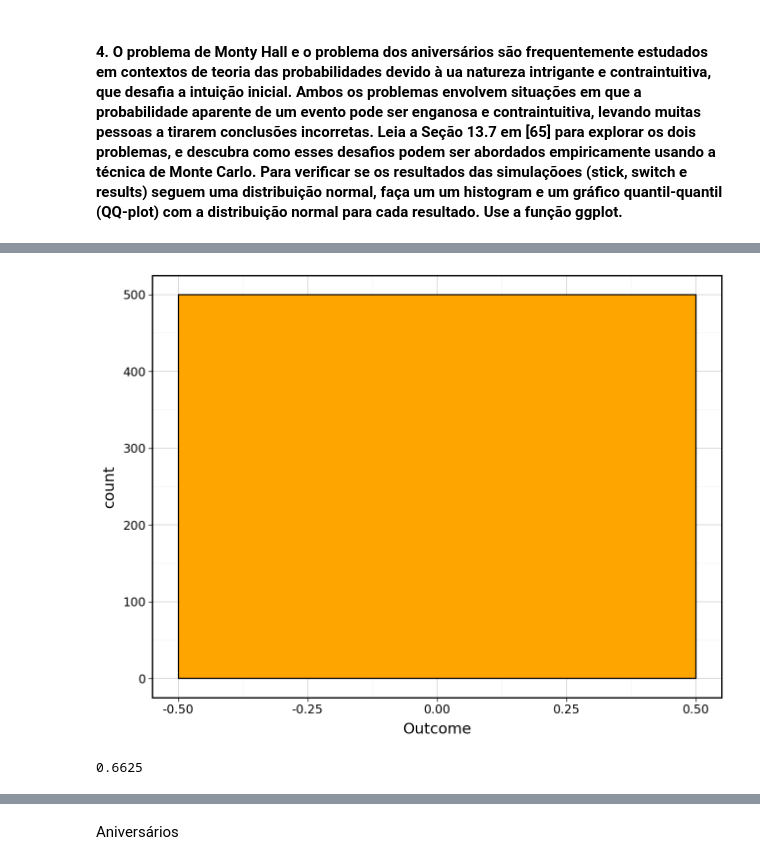
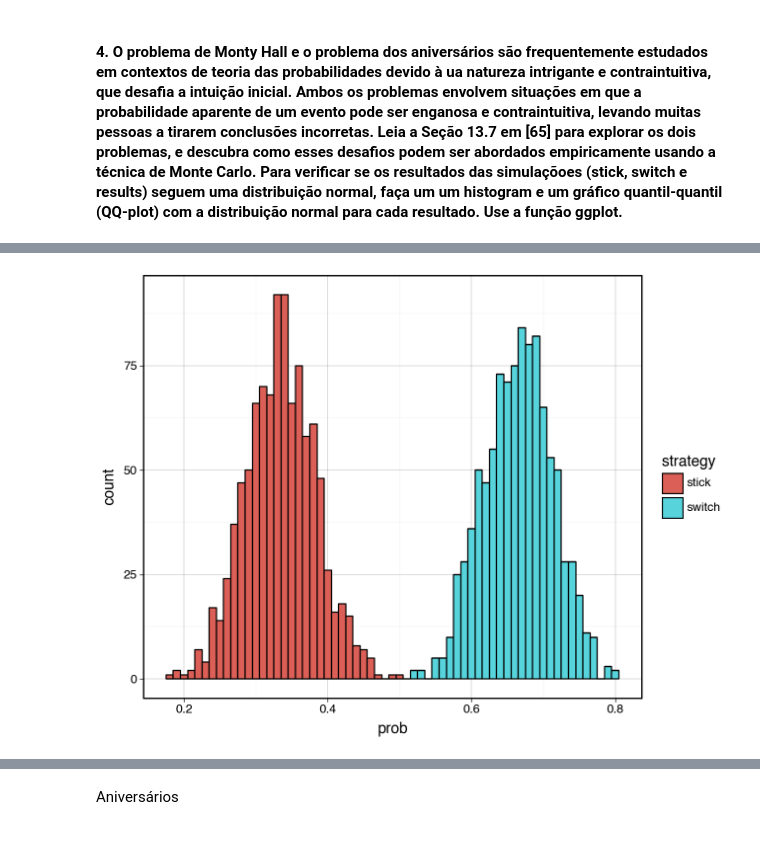
Before and after one commit to prof-LuizAlbano/feec-analise-dados-visual, a Jupyter notebook: Aulas/10-2024-05-10/RA272746_participacao6.ipynb, the cells around one changed output, grey strips where cells are left out. Drawn from its saved outputs; the diff is of its cells as text; code cells hidden in the pictures.

```diff
--- a/Aulas/10-2024-05-10/RA272746_participacao6.ipynb
+++ b/Aulas/10-2024-05-10/RA272746_participacao6.ipynb
@@ -152,12 +152,15 @@ def monty_hall(strategy):
     choice = stick if strategy == "stick" else switch
     return choice == prize_door
 # %%
+sample_size = 100
+samples = 1000
+
 def simulate_results(n, choice):
     out = []
     for i in range(n):
         stick_results = [monty_hall(choice) for _ in range(sample_size)]
-        out.append( {"choice": choice, "mean": sum(stick_results) / sample_size } )
+        out.append( {"strategy": choice, "prob": sum(1 for res in stick_results if res == True) / sample_size } )
     return pd.DataFrame(out)
 
-stick = simulate_results(500, "stick")
-stick
+stick = simulate_results(samples, "stick")
+switch = simulate_results(samples, "switch")
@@ -177,0 +167,3 @@ stick
+# %%
+df_montyhall = pd.concat([stick, switch])
+df_montyhall
@@ -178,14 +184,9 @@ stick
 # %%
 (
-    ggplot( simulate_results(500, "stick"), mapping=aes(x="Outcome") )
-    + geom_histogram(binwidth=1, fill="orange", color="black")
+    ggplot( df_montyhall )
+    + aes(x=df_montyhall["prob"], fill="strategy")
+    + geom_histogram(binwidth=0.01, color="black")
     + theme_linedraw()
 )
 # %% [output]
-[figure, old version]
+[figure, new version]
-# %%
-switch_results = [monty_hall("switch") for _ in range(sample_size)]
-switch_mean = sum(switch_results) / sample_size
-print(switch_mean)
-# %% [output]
-0.6625
```
Also changed, not shown: parts of 9 cells of this notebook.
